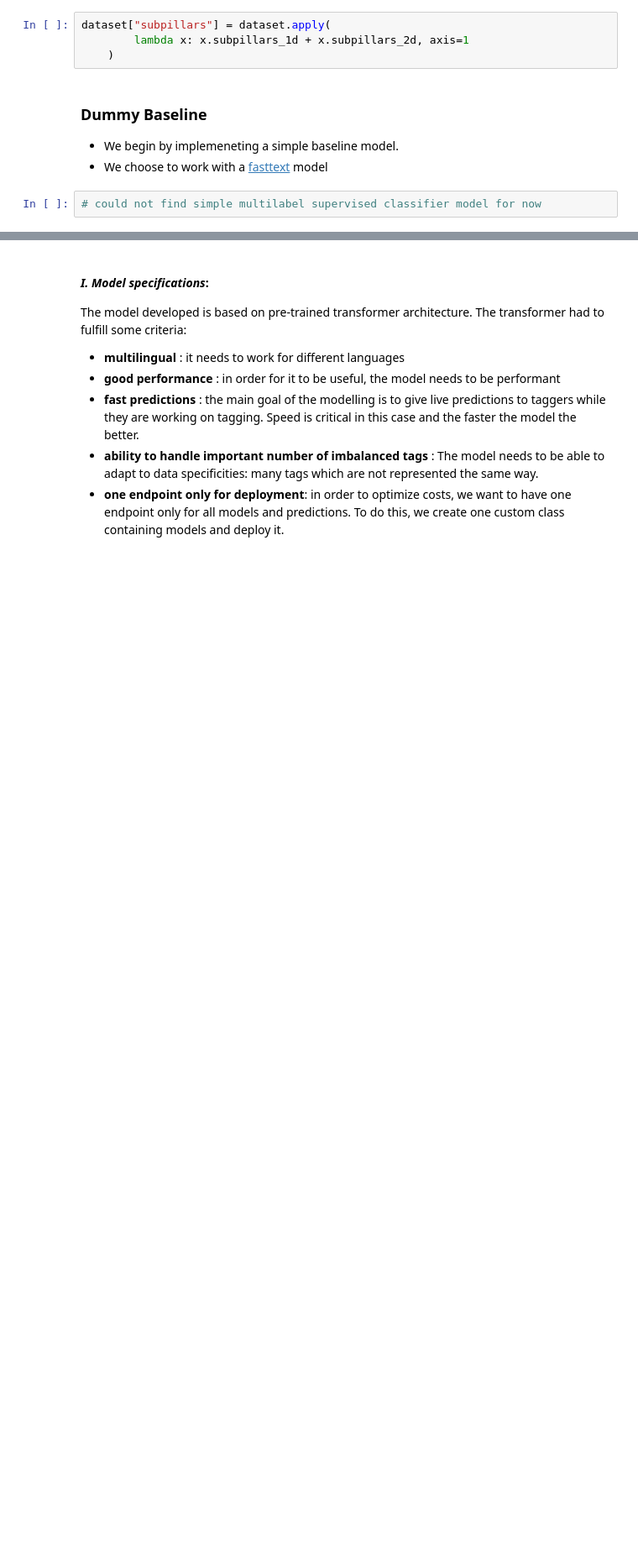
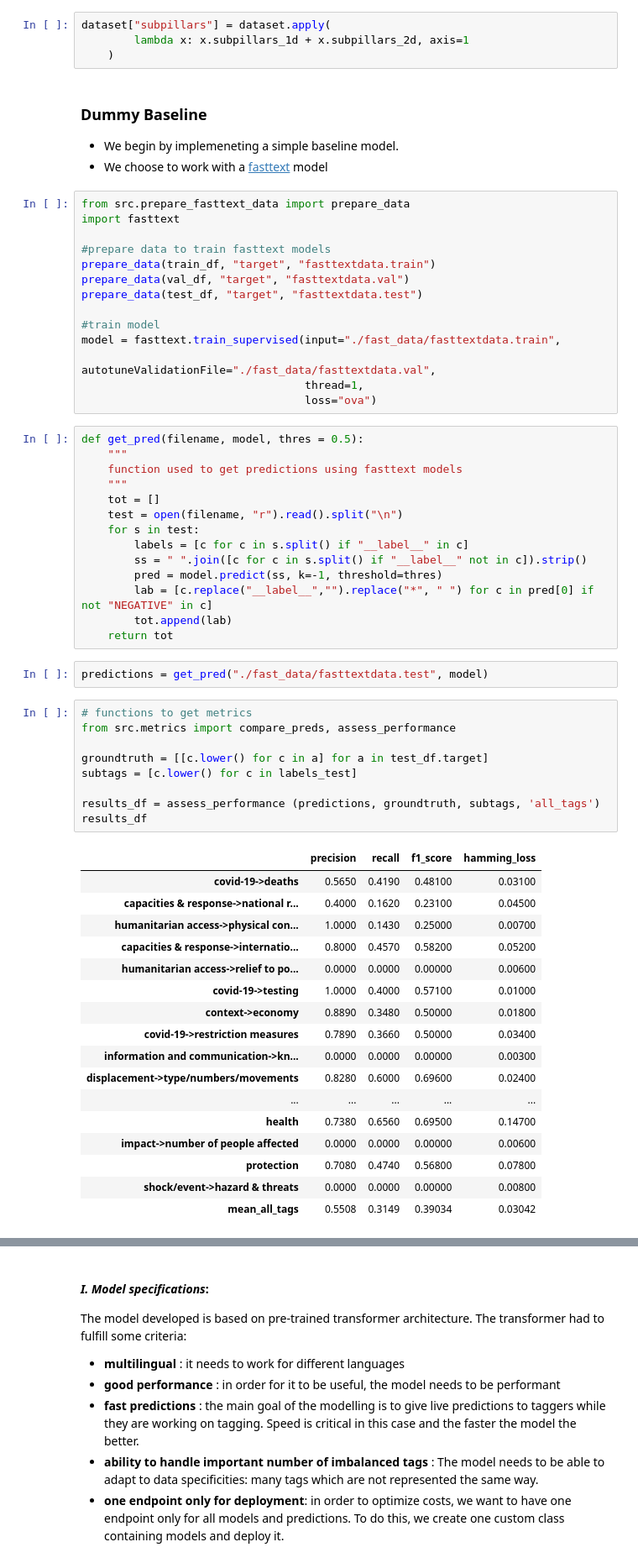
Before and after one commit to the-deep/deep-experiments, a Jupyter notebook: notebooks/amld_code/clf_complete.ipynb, the cells around one changed output, grey strips where cells are left out. Shown at 84% size. Cells and saved outputs as stored; diff of their text form; blank space fills up the shorter version.

Commit message:
add baseline model

```diff
--- a/notebooks/amld_code/clf_complete.ipynb
+++ b/notebooks/amld_code/clf_complete.ipynb
@@ -230,4 +233,59 @@ dataset["subpillars"] = dataset.apply(
 - We begin by implemeneting a simple baseline model.
 - We choose to work with a [fasttext](https://fasttext.cc/docs/en/python-module.html) model
 # %%
-# could not find simple multilabel supervised classifier model for now
+from src.prepare_fasttext_data import prepare_data
+import fasttext
+
+#prepare data to train fasttext models
+prepare_data(train_df, "target", "fasttextdata.train")
+prepare_data(val_df, "target", "fasttextdata.val")
+prepare_data(test_df, "target", "fasttextdata.test")
+
+#train model
+model = fasttext.train_supervised(input="./fast_data/fasttextdata.train",
+                                  autotuneValidationFile="./fast_data/fasttextdata.val",
+                                  thread=1,
+                                  loss="ova")
+# %%
+def get_pred(filename, model, thres = 0.5):
+    """
+    function used to get predictions using fasttext models
+    """
+    tot = []
+    test = open(filename, "r").read().split("\n")
+    for s in test:
+        labels = [c for c in s.split() if "__label__" in c]
+        ss = " ".join([c for c in s.split() if "__label__" not in c]).strip()
+        pred = model.predict(ss, k=-1, threshold=thres)
+        lab = [c.replace("__label__","").replace("*", " ") for c in pred[0] if not "NEGATIVE" in c]
+        tot.append(lab)
+    return tot
+# %%
+predictions = get_pred("./fast_data/fasttextdata.test", model)
+# %%
+# functions to get metrics
+from src.metrics import compare_preds, assess_performance
+
+groundtruth = [[c.lower() for c in a] for a in test_df.target]
+subtags = [c.lower() for c in labels_test]
+
+results_df = assess_performance (predictions, groundtruth, subtags, 'all_tags')
+results_df
+# %% [output]
+|  | precision | recall | f1_score | hamming_loss |
+| covid-19->deaths | 0.5650 | 0.4190 | 0.48100 | 0.03100 |
+| capacities & response->national r... | 0.4000 | 0.1620 | 0.23100 | 0.04500 |
+| humanitarian access->physical con... | 1.0000 | 0.1430 | 0.25000 | 0.00700 |
+| capacities & response->internatio... | 0.8000 | 0.4570 | 0.58200 | 0.05200 |
+| humanitarian access->relief to po... | 0.0000 | 0.0000 | 0.00000 | 0.00600 |
+| covid-19->testing | 1.0000 | 0.4000 | 0.57100 | 0.01000 |
+| context->economy | 0.8890 | 0.3480 | 0.50000 | 0.01800 |
+| covid-19->restriction measures | 0.7890 | 0.3660 | 0.50000 | 0.03400 |
+| information and communication->kn... | 0.0000 | 0.0000 | 0.00000 | 0.00300 |
+| displacement->type/numbers/movements | 0.8280 | 0.6000 | 0.69600 | 0.02400 |
+| ... | ... | ... | ... | ... |
+| health | 0.7380 | 0.6560 | 0.69500 | 0.14700 |
+| impact->number of people affected | 0.0000 | 0.0000 | 0.00000 | 0.00600 |
+| protection | 0.7080 | 0.4740 | 0.56800 | 0.07800 |
+| shock/event->hazard & threats | 0.0000 | 0.0000 | 0.00000 | 0.00800 |
+| mean_all_tags | 0.5508 | 0.3149 | 0.39034 | 0.03042 |
```
Also changed, not shown: parts of 6 cells of this notebook.
